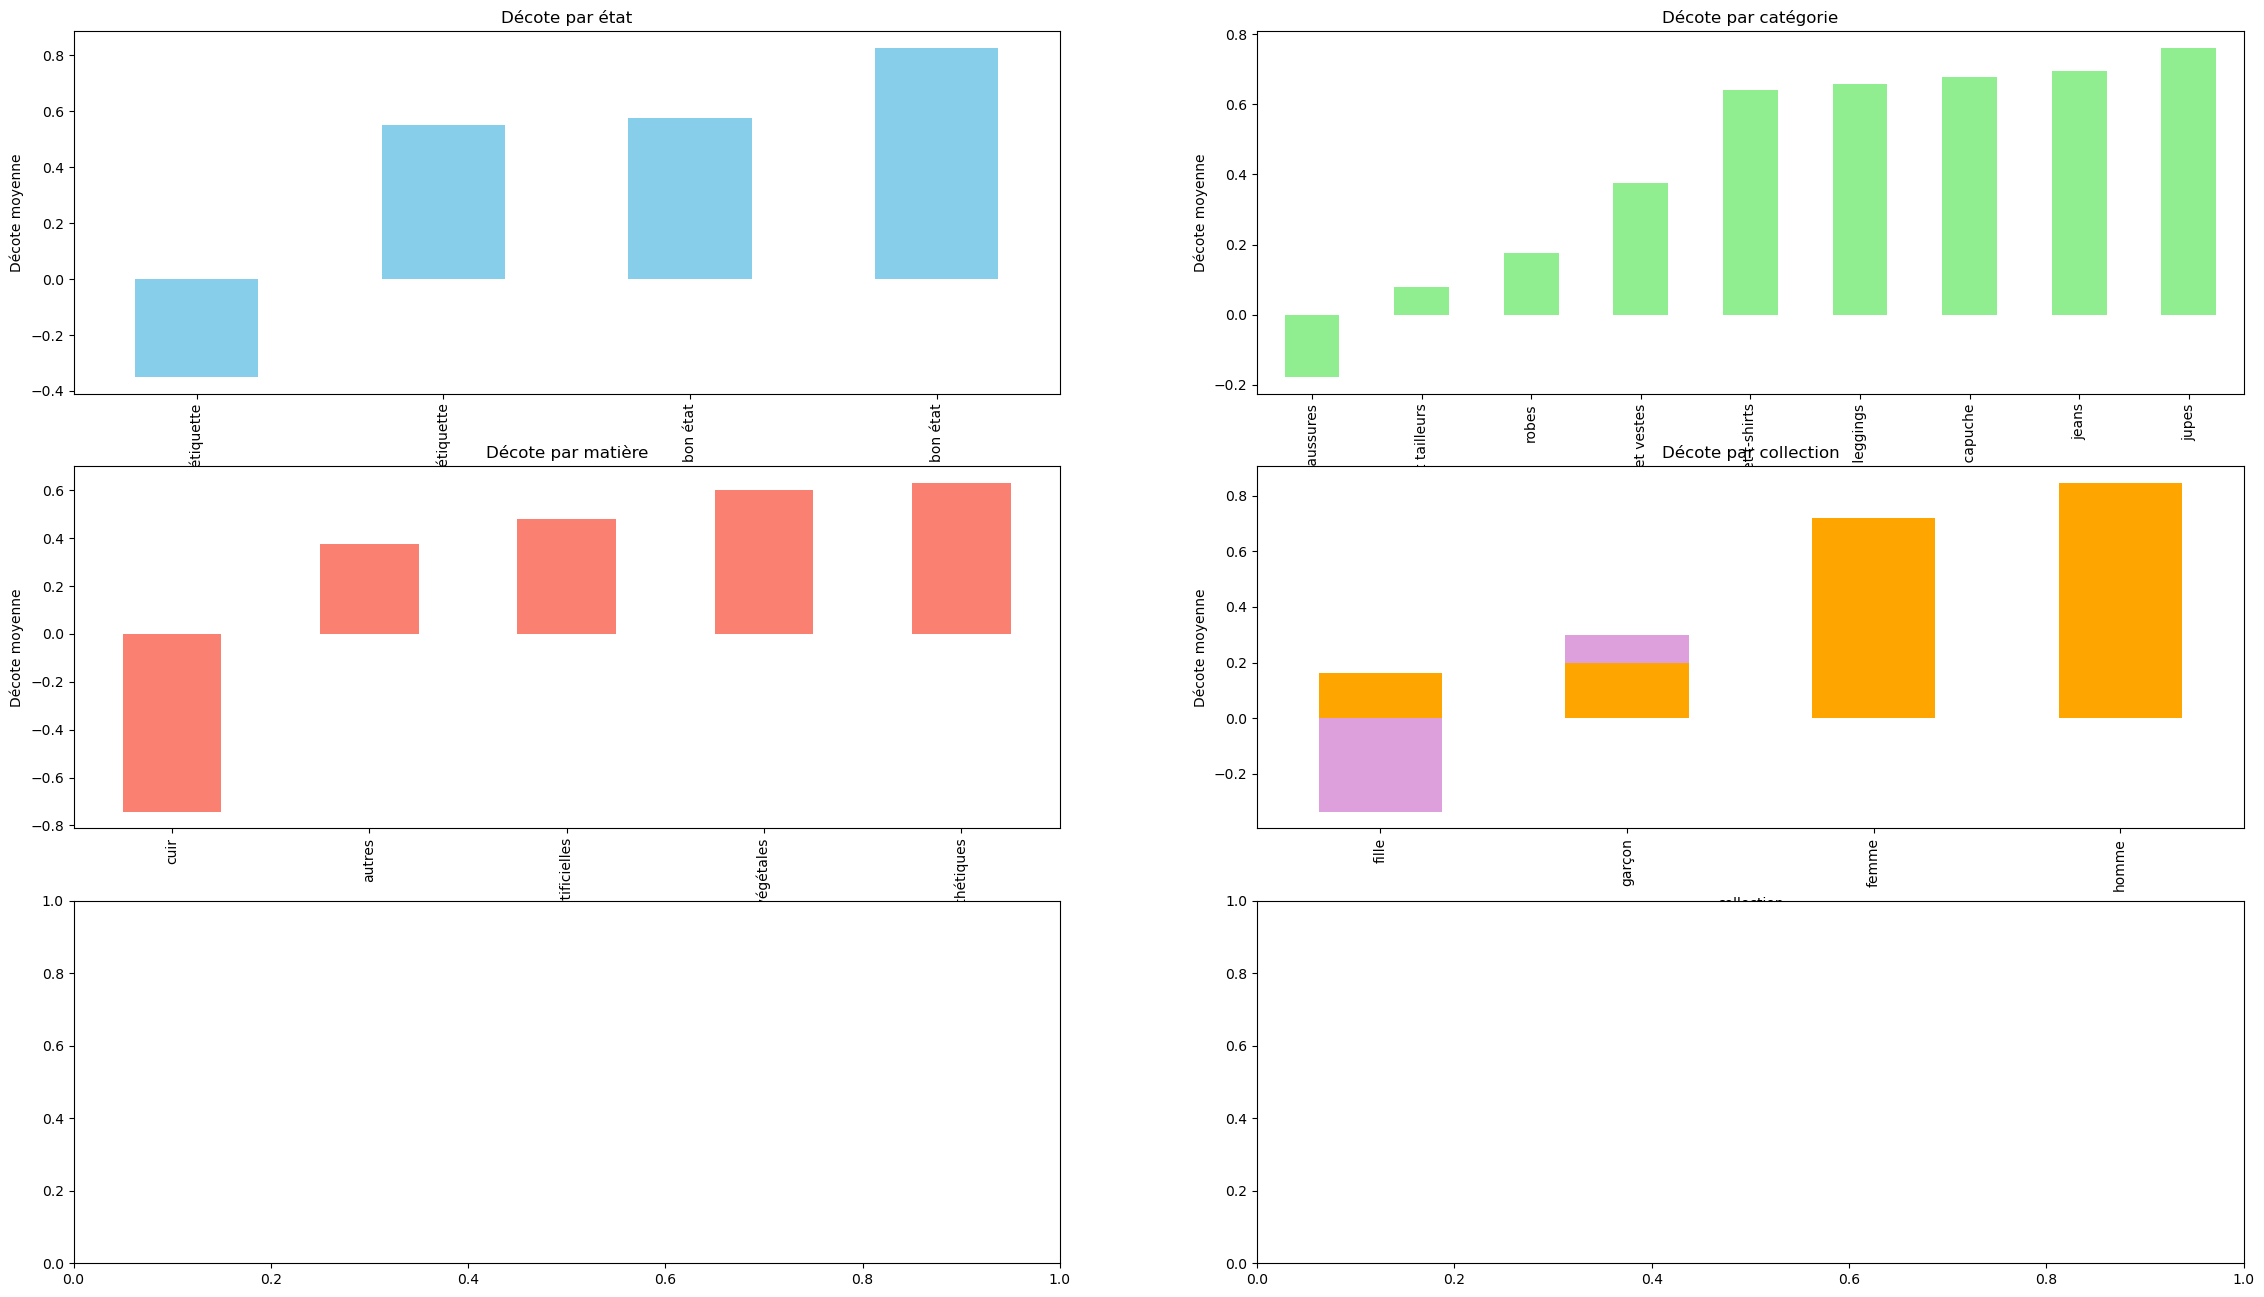
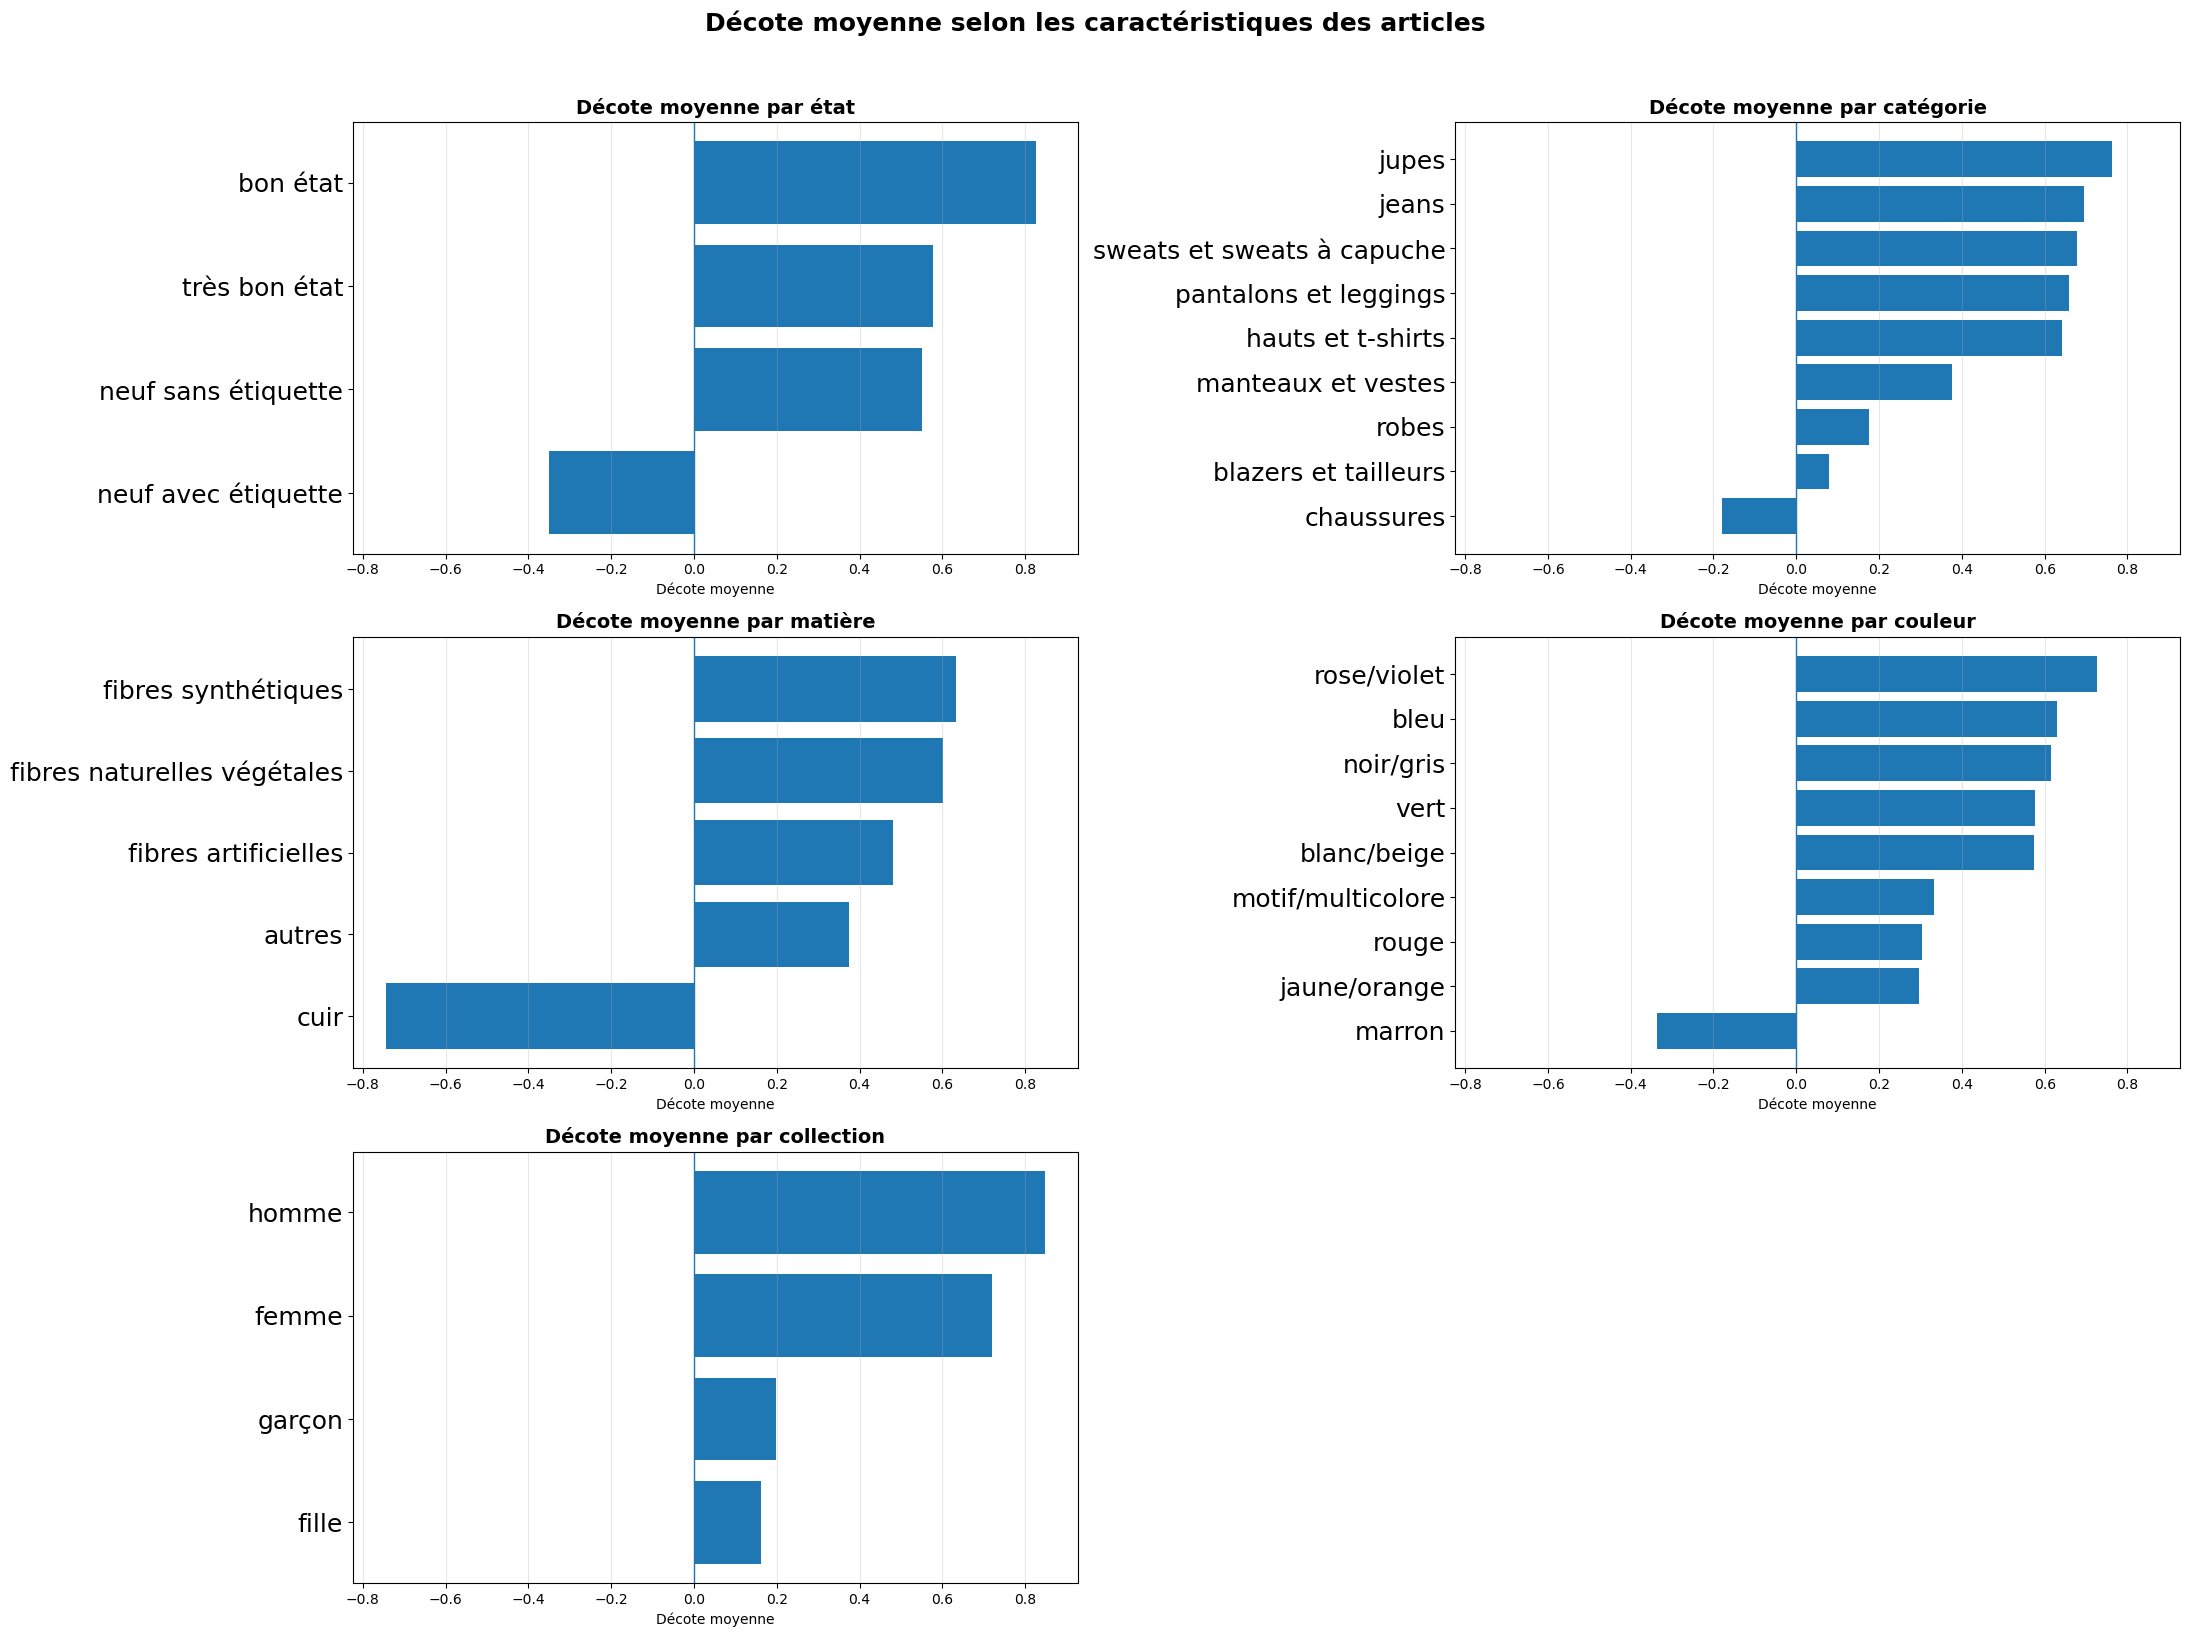
The change to this notebook cell's code, shown as a diff; its figure went from the first image to the second:
--- before
+++ after
@@ -1,70 +1,69 @@
-fig, ax = plt.subplots(3, 2, figsize=(28,16))
+# Variables qualitatives à analyser
+variables = ["etat", "categorie", "matiere", "couleur", "collection"]
 
-# Décote moyenne par état
-# ensure 'decote' is numeric before aggregation
-Dataset_filtre["decote"] = pd.to_numeric(Dataset_filtre["decote"], errors="coerce")
+titres = {
+    "etat": "Décote moyenne par état",
+    "categorie": "Décote moyenne par catégorie",
+    "matiere": "Décote moyenne par matière",
+    "couleur": "Décote moyenne par couleur",
+    "collection": "Décote moyenne par collection"
+}
 
-Dataset_filtre.groupby("etat")["decote"].mean().sort_values().plot(
-    kind="bar",
-    ax=ax[0,0],
-    color="skyblue"
+# Calcul préalable des statistiques
+stats = {}
+
+for var in variables:
+    temp = (
+        Dataset_filtre.groupby(var)["decote"]
+        .agg(moyenne="mean", effectif="count")
+        .sort_values("moyenne")
+    )
+    stats[var] = temp
+
+# Bornes communes pour tous les graphiques
+valeurs = pd.concat([stats[var]["moyenne"] for var in variables])
+xmin = min(0, valeurs.min())
+xmax = valeurs.max()
+
+marge = 0.05 * (xmax - xmin)
+xmin -= marge
+xmax += marge
+
+# Création de la grille
+fig, axes = plt.subplots(3, 2, figsize=(22, 16))
+axes = axes.flatten()
+
+for i, var in enumerate(variables):
+    ax = axes[i]
+    temp = stats[var]
+
+    # Labels avec effectifs
+    labels = temp.index.astype(str)
+
+    bars = ax.barh(
+        labels,
+        temp["moyenne"]
+    )
+
+    ax.set_title(titres[var], fontsize=14, fontweight="bold")
+    ax.set_xlabel("Décote moyenne")
+    ax.set_xlim(xmin, xmax)
+
+    # Ligne verticale à 0, utile si certaines décotes sont négatives
+    ax.axvline(0, linewidth=1)
+    ax.tick_params(axis="y", labelsize=18)
+    ax.grid(axis="x", alpha=0.3)
+
+# Suppression du dernier axe vide
+for j in range(len(variables), len(axes)):
+    fig.delaxes(axes[j])
+
+fig.suptitle(
+    "Décote moyenne selon les caractéristiques des articles",
+    fontsize=18,
+    fontweight="bold",
+    y=1.02
 )
 
-ax[0,0].set_title("Décote par état")
-ax[0,0].set_ylabel("Décote moyenne")
-
-# Décote moyenne par catégorie
-Dataset_filtre.groupby("categorie")["decote"].mean().sort_values().plot(
-    kind="bar",
-    ax=ax[0,1],
-    color="lightgreen"
-)
-
-ax[0,1].set_title("Décote par catégorie")
-ax[0,1].set_ylabel("Décote moyenne")
-
-# Décote moyenne par matière
-Dataset_filtre.groupby("matiere")["decote"].mean().sort_values().plot(
-    kind="bar",
-    ax=ax[1,0],
-    color="salmon"
-)
-
-ax[1,0].set_title("Décote par matière")
-ax[1,0].set_ylabel("Décote moyenne")
-
-# Décote moyenne par couleur
-Dataset_filtre.groupby("couleur")["decote"].mean().sort_values().plot(
-    kind="bar",
-    ax=ax[1,1],
-    color="plum"
-)
-
-ax[1,1].set_title("Décote par couleur")
-ax[1,1].set_ylabel("Décote moyenne")
-
-# Décote moyenne par collection
-Dataset_filtre.groupby("collection")["decote"].mean().sort_values().plot(
-    kind="bar",
-    ax=ax[1,1],
-    color="orange"
-)
-
-ax[1,1].set_title("Décote par collection")
-ax[1,1].set_ylabel("Décote moyenne")
-
-# Décote moyenne par collection
-Dataset_filtre.groupby("collection")["decote"].mean().sort_values().plot(
-    kind="bar",
-    ax=ax[2,0],
-    color="orange"
-)
-
-ax[2,0].set_title("Décote par collection")
-ax[2,0].set_ylabel("Décote moyenne")
-
-fig.delaxes(ax[2,1])
-for axes in ax.flat:
- axes.tick_params(axis='x', rotation=60)
 plt.tight_layout()
 plt.show()

Commit: correction_5